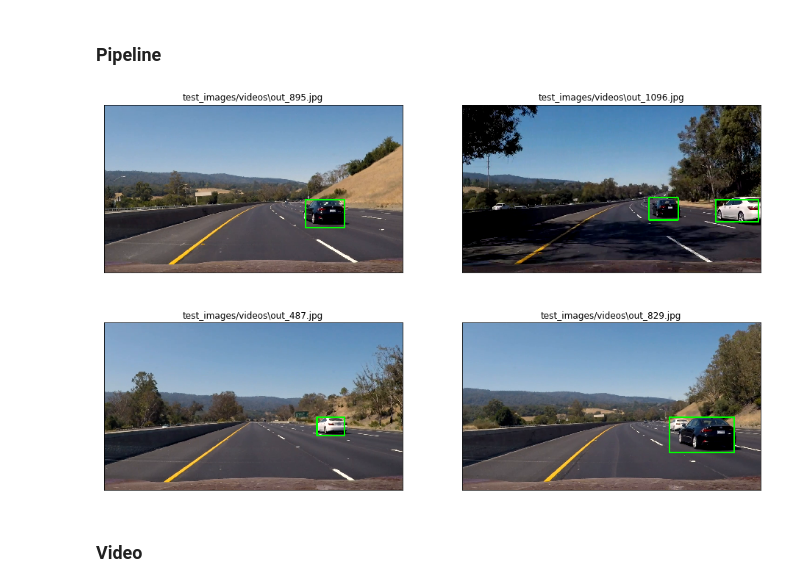
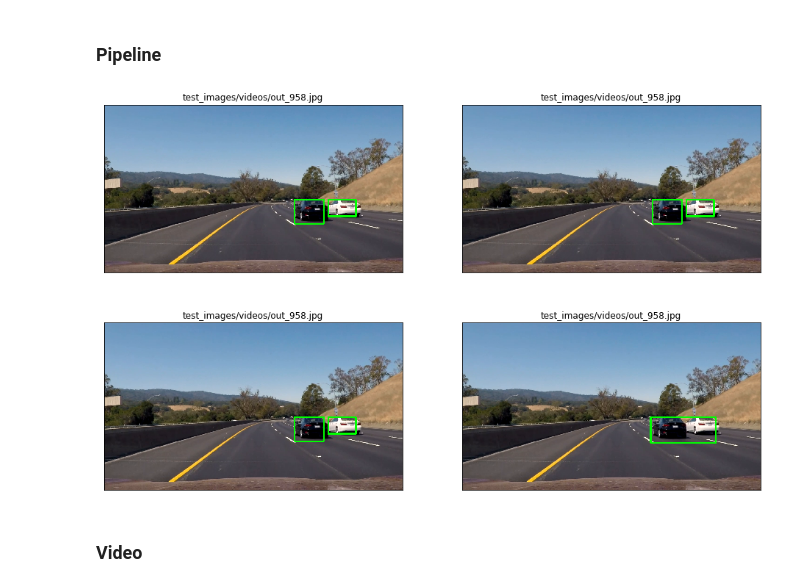
Before and after one commit to mohanaravind/Vehicle-Detection, a Jupyter notebook: Project.ipynb, the cells around one changed output. Cells and saved outputs as stored; diff of their text form; code cells hidden in the pictures.

```diff
--- a/Project.ipynb
+++ b/Project.ipynb
@@ -484,6 +515,8 @@ def process(img):
 # Test it on samples
 def predict_on_test_images(test_images, count = 4):
     fig = plt.figure(figsize=(16, 10))
+
+    vehicle_detector = VehicleDetector(False)
 
     # for image in test_images:
     for idx in range(count):
@@ -491,7 +524,7 @@ def predict_on_test_images(test_images, count = 4):
         path = test_images[random.randint(0, len(test_images) - 1)]
         image = np.array(cv2.imread(path))
 
-        out_img = process(image)
+        out_img = vehicle_detector.process(image)
 
         # To correct color representation between cv2 and matplotlib
         out_img = cv2.cvtColor(out_img, cv2.COLOR_BGR2RGB)
@@ -505,9 +538,13 @@ def predict_on_test_images(test_images, count = 4):
         ax.axes.get_yaxis().set_visible(False)
 # %%
 test_images = glob.glob('test_images/videos/*.jpg')
+
+test_images = ['test_images/videos/out_958.jpg', 'test_images/videos/out_958.jpg',
+               'test_images/videos/out_958.jpg','test_images/videos/out_958.jpg']
+
 predict_on_test_images(test_images, 4)
 # %% [output]
-[figure, old version]
+[figure, new version]
 # %% [markdown]
 ### Video
 # %%
```
Also changed, not shown: parts of 8 cells of this notebook, 27 other files.
